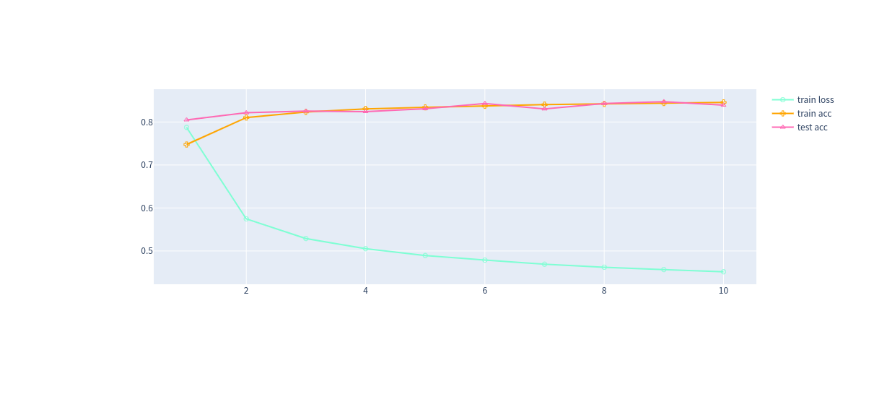
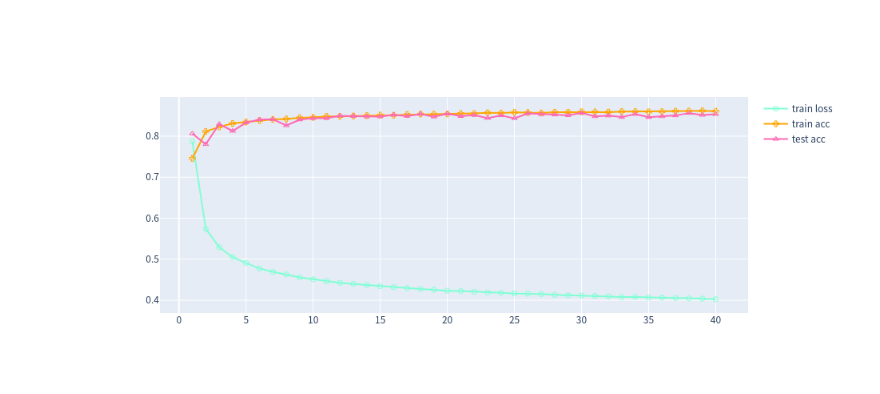
Before and after one commit to ffzs/learn_d2l_mxnet, a Jupyter notebook: softmax回归-GPU.ipynb, the cells around one changed output. Cells and saved outputs as stored; diff of their text form; code cells hidden in the pictures.

```diff
--- a/softmax回归-GPU.ipynb
+++ b/softmax回归-GPU.ipynb
@@ -92,7 +92,7 @@ def draw_graph(result):
     fig = go.Figure(data = data)
     fig.show()
 
-num_epochs = 10
+num_epochs = 40
 result = train(net, train_iter, test_iter, loss, num_epochs, trainer)
 draw_graph(result)
 # %% [output]
@@ -105 +99 @@ Downloading /home/ffzs/.mxnet/datasets/fashion-mnist/t10k-labels-idx1-ubyte.gz f
-[figure, old version]
+[figure, new version]
```
Also changed, not shown: parts of 1 cell of this notebook, 2 other files.
